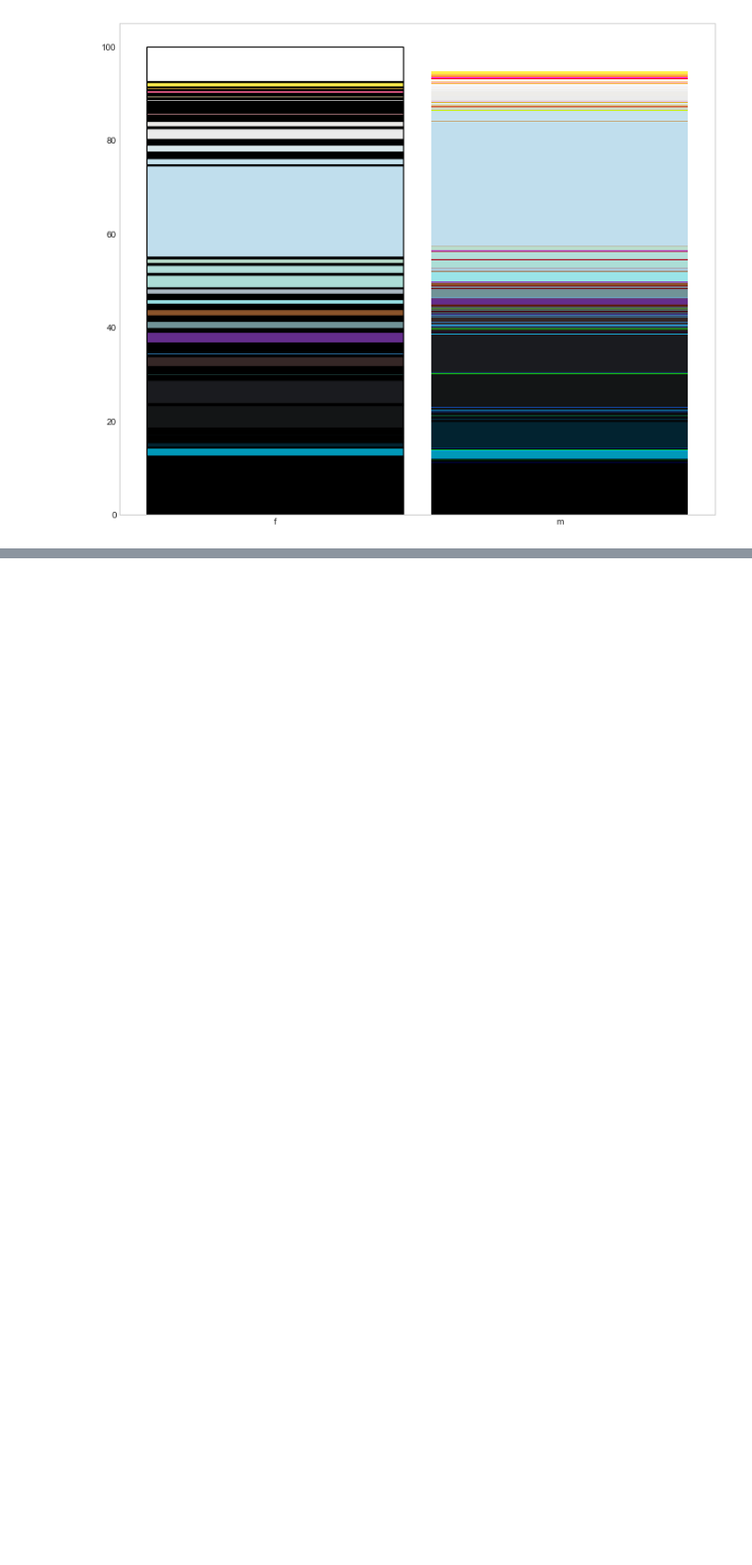
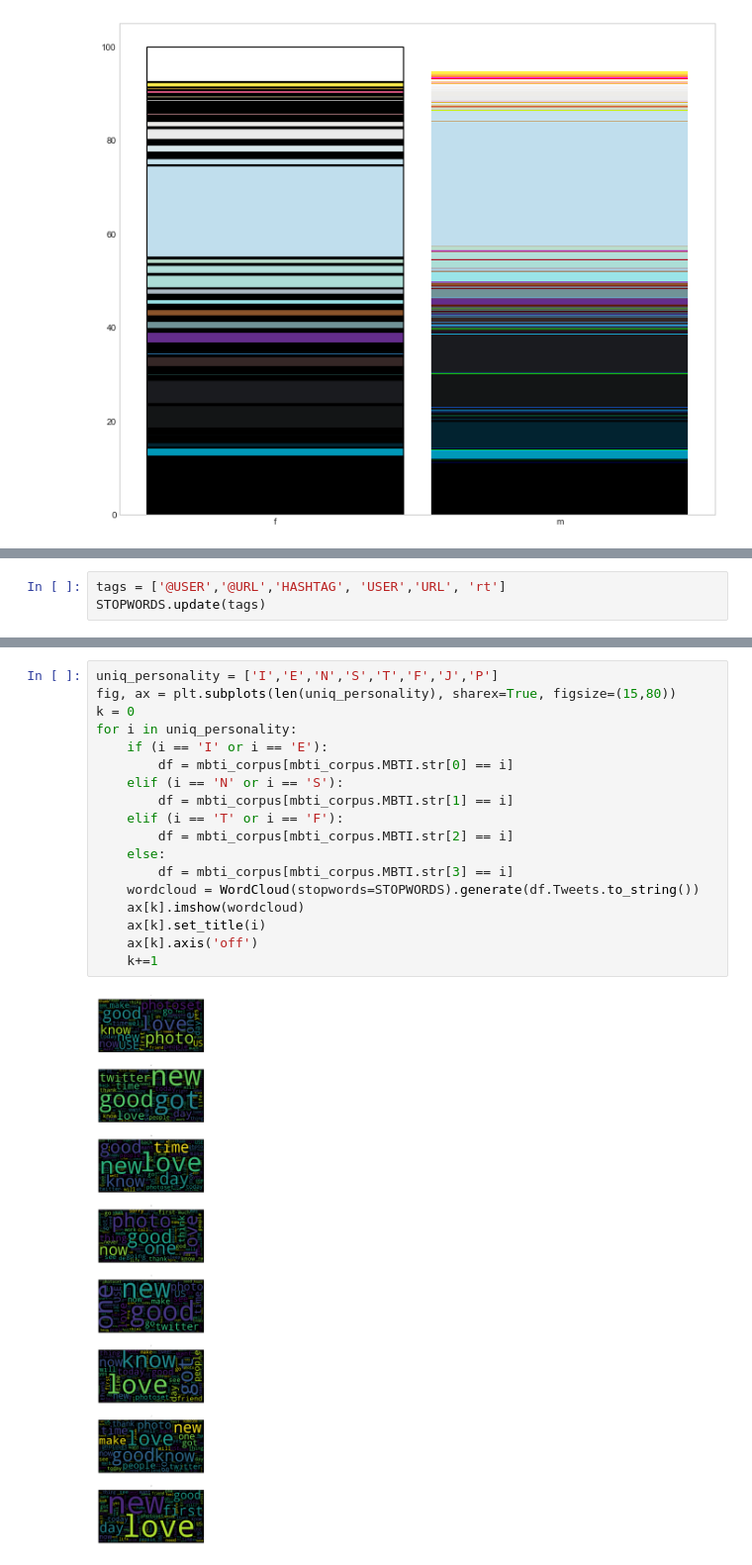
Before and after one commit to kvalentine95/twitter_mbti, a Jupyter notebook: data/mbti.ipynb, the cells around one changed output, grey strips where cells are left out. Shown at 99% size. Saved outputs shown, nothing was run; the diff lists cells and outputs as text; blank space fills up the shorter version.

```diff
--- a/data/mbti.ipynb
+++ b/data/mbti.ipynb
@@ -744,0 +741,3 @@ intro_extra.iloc[0,0:346].sum()
+# %%
+tags = ['@USER','@URL','HASHTAG', 'USER','URL', 'rt']
+STOPWORDS.update(tags)
@@ -744,0 +756,20 @@ intro_extra.iloc[0,0:346].sum()
+# %%
+uniq_personality = ['I','E','N','S','T','F','J','P']
+fig, ax = plt.subplots(len(uniq_personality), sharex=True, figsize=(15,80))
+k = 0
+for i in uniq_personality:
+    if (i == 'I' or i == 'E'):
+        df = mbti_corpus[mbti_corpus.MBTI.str[0] == i]
+    elif (i == 'N' or i == 'S'):
+        df = mbti_corpus[mbti_corpus.MBTI.str[1] == i]
+    elif (i == 'T' or i == 'F'):
+        df = mbti_corpus[mbti_corpus.MBTI.str[2] == i]
+    else:
+        df = mbti_corpus[mbti_corpus.MBTI.str[3] == i]
+    wordcloud = WordCloud(stopwords=STOPWORDS).generate(df.Tweets.to_string())
+    ax[k].imshow(wordcloud)
+    ax[k].set_title(i)
+    ax[k].axis('off')
+    k+=1
+# %% [output]
+[figure, added]
```
Also changed, not shown: parts of 57 cells of this notebook, 1 other file.
